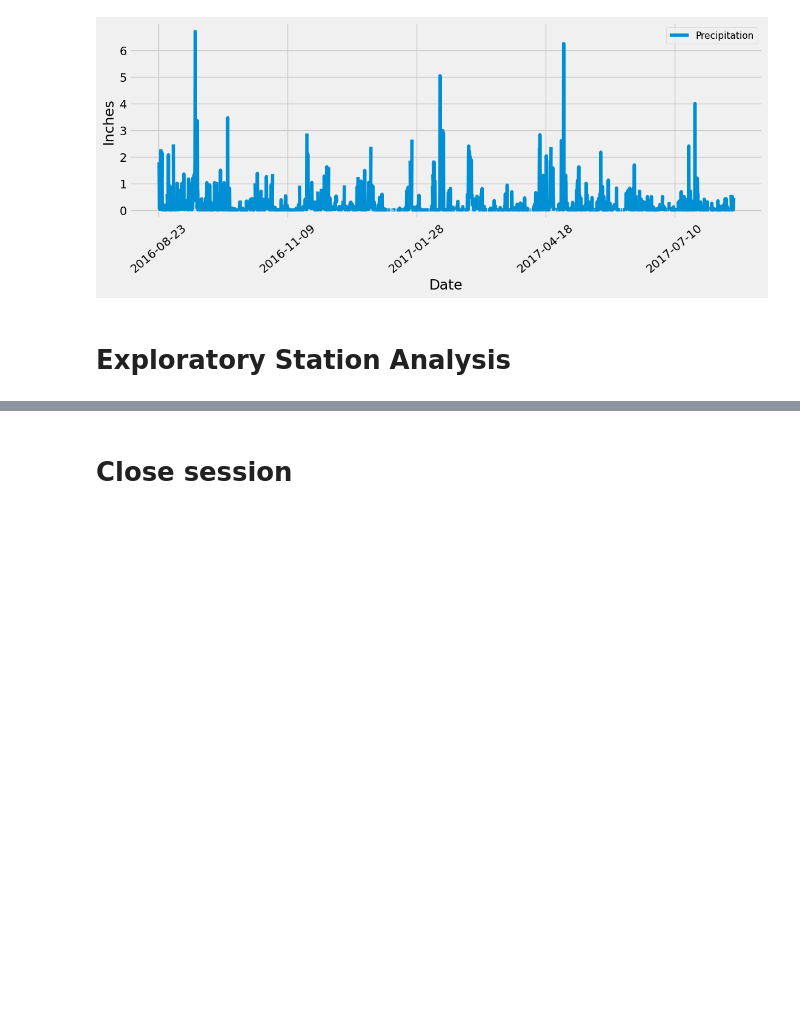
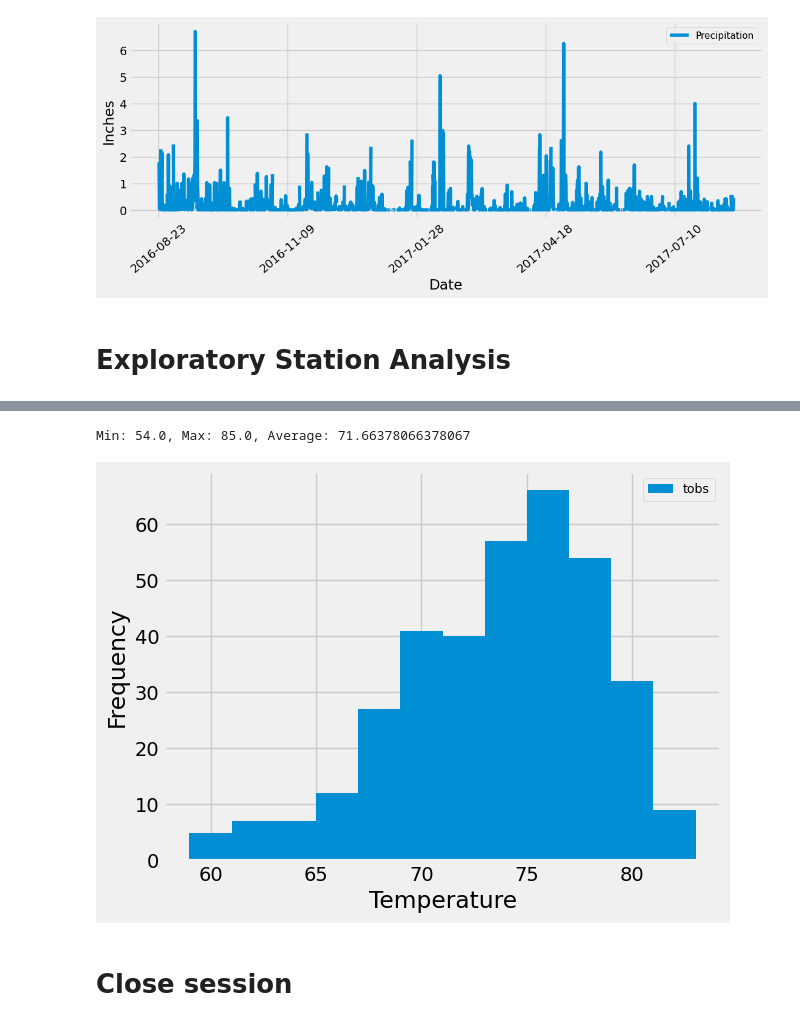
Before and after one commit to stbere/sqlalchemy-challenge, a Jupyter notebook: SurfsUp/climate_starter.ipynb, the cells around one changed output, grey strips where cells are left out. Cells and saved outputs as stored; diff of their text form; code cells hidden in the pictures; blank space fills up the shorter version.

```diff
--- a/SurfsUp/climate_starter.ipynb
+++ b/SurfsUp/climate_starter.ipynb
@@ -87,8 +118,35 @@ Text(0, 0.5, 'Inches')
 # %%
 # Using the most active station id from the previous query, calculate the lowest, highest, and average temperature.
+calc_results=session.query(func.min(Measurement.tobs), func.max(Measurement.tobs), func.avg(Measurement.tobs)).\
+filter(Measurement.station=='USC00519281').all()
+
+for calc in calc_results:
+    print(F"Min: {calc[0]}, Max: {calc[1]}, Average: {calc[2]}")
+# %% [output]
+Min: 54.0, Max: 85.0, Average: 71.66378066378067
 # %%
 # Using the most active station id
 # Query the last 12 months of temperature observation data for this station and plot the results as a histogram
+last12=session.query(Measurement.date).\
+filter(Measurement.station == "USC00519281").\
+order_by(Measurement.date.desc()).first()
+
+prioryr=dt.date(2017,8,18) - dt.timedelta(days=365)
+
+twelvemo = session.query(Measurement.tobs).\
+filter(Measurement.station=="USC00519281").\
+filter(Measurement.date >= prioryr).all()
+
+usc_df=pd.DataFrame(twelvemo, columns=['tobs'])
+# %%
+# Plot the results as a histogram with bins=12, as the following image shows:
+
+ax2 = usc_df.plot.hist(bins=12)
+ax2.set_xlabel("Temperature")
+ax2.legend(fontsize = 9)
+plt.show()
+# %% [output]
+[figure, added]
 # %% [markdown]
 # Close session
 # %%
```
Also changed, not shown: parts of 3 cells of this notebook, 1 other file.
